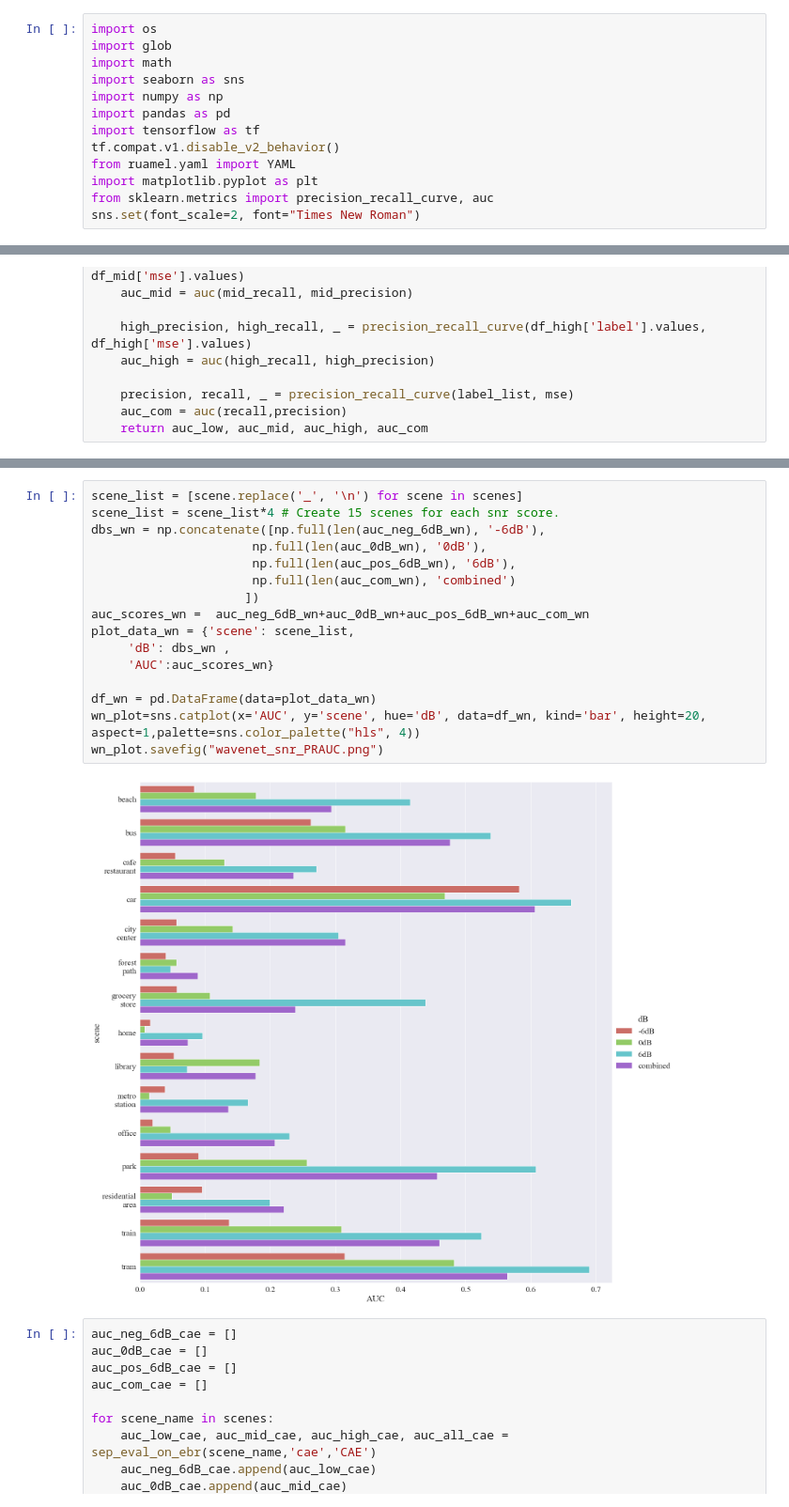
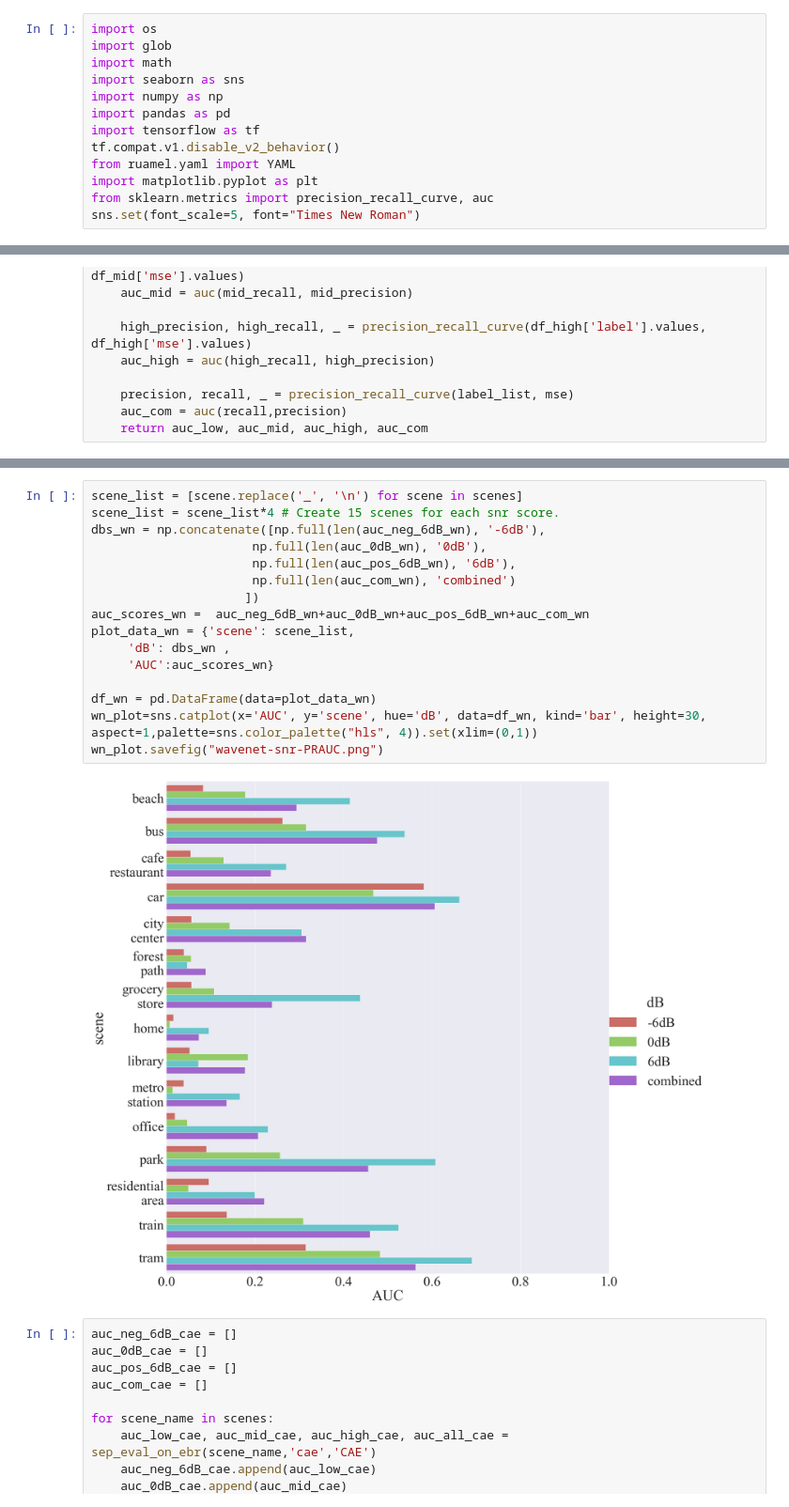
Before and after one commit to EllenRushe/AudioAnomalyDetectionWaveNet, a Jupyter notebook: analyse_snr_pr_auc.ipynb, the cells around one changed output, grey strips where cells are left out. Shown at 94% size. Cells and saved outputs as stored; diff of their text form.

Commit message:
Makde the fint bigger in diagrams and scaled the x axis

```diff
--- a/analyse_snr_pr_auc.ipynb
+++ b/analyse_snr_pr_auc.ipynb
@@ -10,7 +10,7 @@ tf.compat.v1.disable_v2_behavior()
 from ruamel.yaml import YAML
 import matplotlib.pyplot as plt
 from sklearn.metrics import precision_recall_curve, auc
-sns.set(font_scale=2, font="Times New Roman")
+sns.set(font_scale=5, font="Times New Roman")
 # %%
 def _parse_function(file):
     features = {
@@ -202,21 +202,21 @@ auc_com_wn
 # %%
 scene_list = [scene.replace('_', '\n') for scene in scenes]
 scene_list = scene_list*4 # Create 15 scenes for each snr score.
 dbs_wn = np.concatenate([np.full(len(auc_neg_6dB_wn), '-6dB'),
                       np.full(len(auc_0dB_wn), '0dB'),
                       np.full(len(auc_pos_6dB_wn), '6dB'),
                       np.full(len(auc_com_wn), 'combined')
                      ])
 auc_scores_wn =  auc_neg_6dB_wn+auc_0dB_wn+auc_pos_6dB_wn+auc_com_wn
 plot_data_wn = {'scene': scene_list,
      'dB': dbs_wn ,
      'AUC':auc_scores_wn}
 
 df_wn = pd.DataFrame(data=plot_data_wn)
-wn_plot=sns.catplot(x='AUC', y='scene', hue='dB', data=df_wn, kind='bar', height=20, aspect=1,palette=sns.color_palette("hls", 4))
-wn_plot.savefig("wavenet_snr_PRAUC.png")
+wn_plot=sns.catplot(x='AUC', y='scene', hue='dB', data=df_wn, kind='bar', height=30, aspect=1,palette=sns.color_palette("hls", 4)).set(xlim=(0,1))
+wn_plot.savefig("wavenet-snr-PRAUC.png")
 # %% [output]
-[figure, old version]
+[figure, new version]
 # %%
 auc_neg_6dB_cae = []
 auc_0dB_cae = []
```
Also changed, not shown: parts of 1 cell of this notebook, 1 other file.
